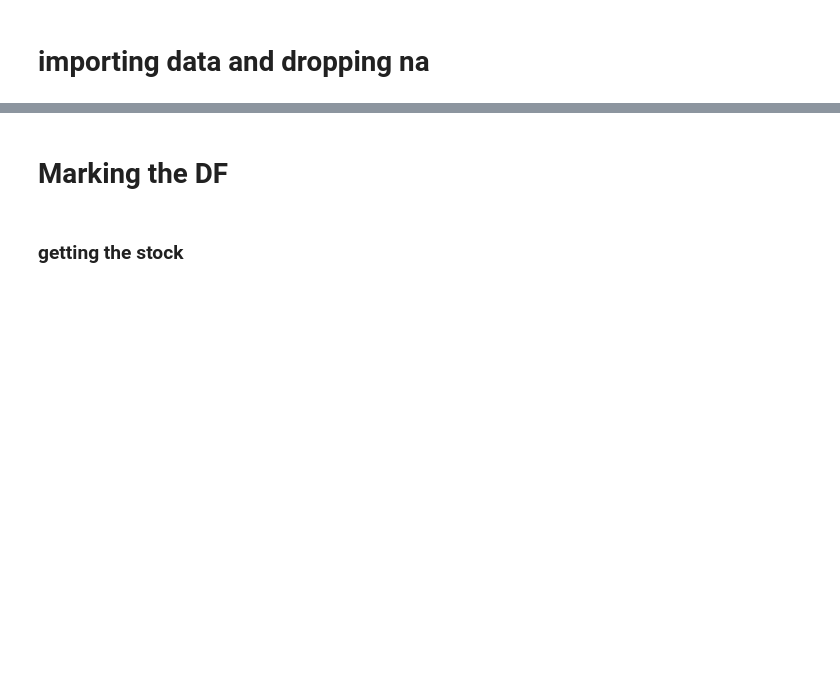
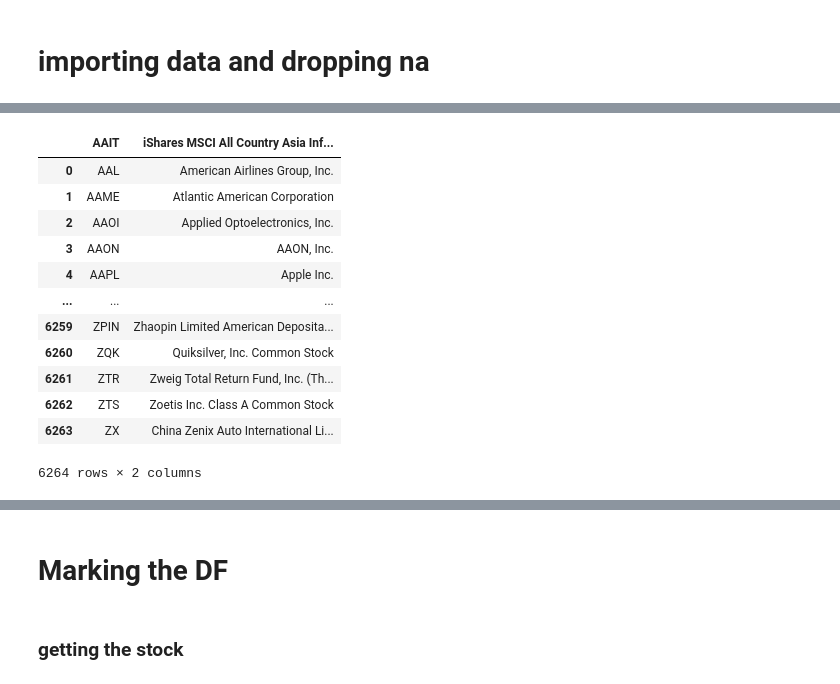
Before and after one commit to netoconcon/next_trend, a Jupyter notebook: notebooks/new_strategy.ipynb, the cells around one changed output, grey strips where cells are left out. Drawn from its saved outputs; the diff is of its cells as text; code cells hidden in the pictures; blank space fills up the shorter version.

```diff
--- a/notebooks/new_strategy.ipynb
+++ b/notebooks/new_strategy.ipynb
@@ -34,0 +25,18 @@ Name: ACT Symbol, Length: 950, dtype: object
+# %%
+# get ticker list
+tickers_df = pd.read_csv('../raw_data/tickers.csv')
+tickers_df
+# %% [output]
+|  | AAIT | iShares MSCI All Country Asia Inf... |
+| 0 | AAL | American Airlines Group, Inc. |
+| 1 | AAME | Atlantic American Corporation |
+| 2 | AAOI | Applied Optoelectronics, Inc. |
+| 3 | AAON | AAON, Inc. |
+| 4 | AAPL | Apple Inc. |
+| ... | ... | ... |
+| 6259 | ZPIN | Zhaopin Limited American Deposita... |
+| 6260 | ZQK | Quiksilver, Inc. Common Stock |
+| 6261 | ZTR | Zweig Total Return Fund, Inc. (Th... |
+| 6262 | ZTS | Zoetis Inc. Class A Common Stock |
+| 6263 | ZX | China Zenix Auto International Li... |
+6264 rows × 2 columns
```
Also changed, not shown: parts of 19 cells of this notebook, 2 other files.
